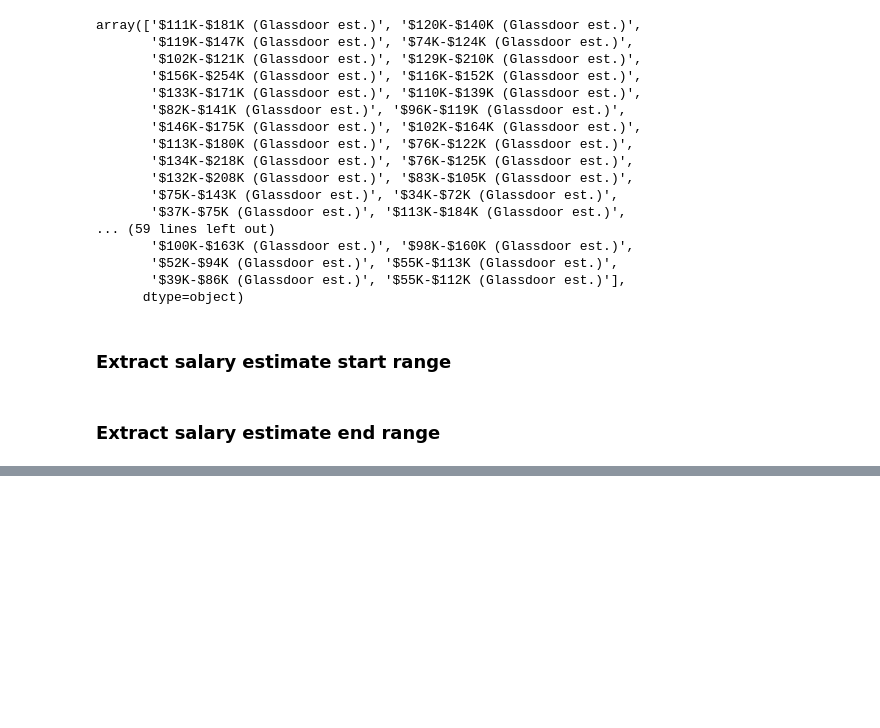
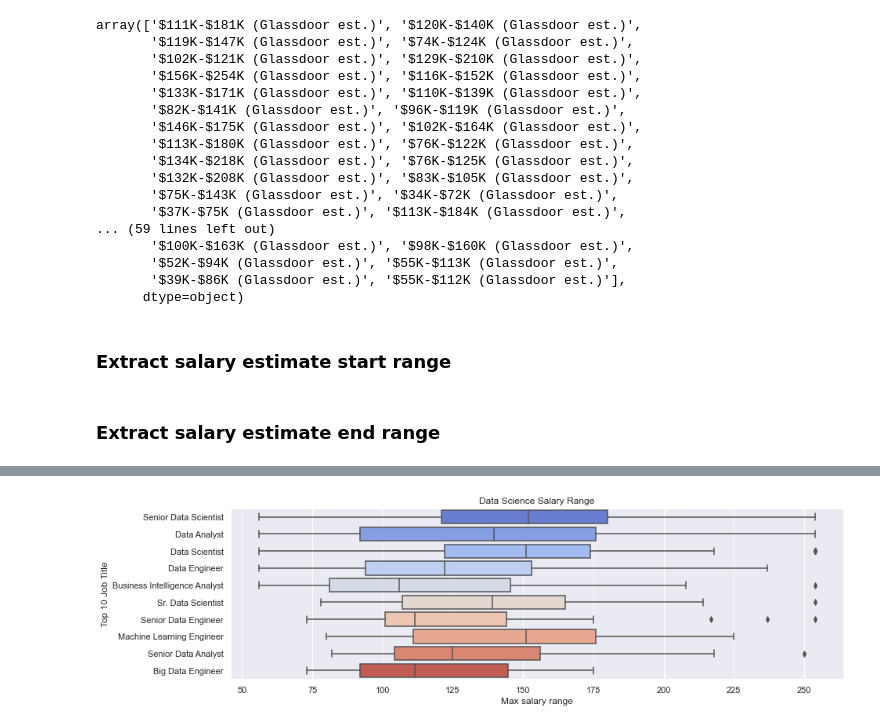
Before and after one commit to LiyanaRoslie/ds-keywords, a Jupyter notebook: eda.ipynb, the cells around one changed output, grey strips where cells are left out. Drawn from its saved outputs; the diff is of its cells as text; code cells hidden in the pictures; blank space fills up the shorter version.

Commit message:
edit slides base on feedback and EDA rough draft of boxplot salary range

```diff
--- a/eda.ipynb
+++ b/eda.ipynb
@@ -271,0 +250,5 @@ plt.show()
+# %%
+top_10_jobs = filtered_job_titles_df['job_title'].value_counts().nlargest(10)
+pd.DataFrame(top_10_jobs)
+top_10_jobs_df = top_10_jobs.reset_index()
+top_10_jobs_df.columns = ['title', 'amount']
@@ -271,0 +269,3 @@ plt.show()
+# %%
+top_10_jobs = top_10_jobs_df['title'].values.tolist()
+top_10_jobs
@@ -271,0 +283,3 @@ plt.show()
+# %%
+filtered_top_10_jobs = full_time_jobs[full_time_jobs['job_title'].isin(top_10_jobs)]
+filtered_top_10_jobs['job_title']
@@ -271,0 +299,8 @@ plt.show()
+# %%
+plt.figure(figsize=(14,4))
+sns.set(style="darkgrid")
+ax = sns.boxplot(x="salary_end_range", y="job_title", data=filtered_top_10_jobs, palette="coolwarm")
+ax.set(xlabel='Max salary range', ylabel='Top 10 Job Title', title="Data Science Salary Range")
+plt.show()
+# %% [output]
+[figure, added]
```
Also changed, not shown: parts of 8 cells of this notebook, 1 other file.
